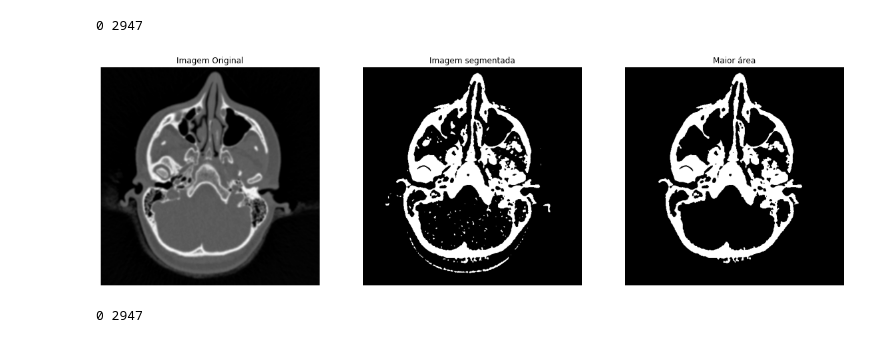
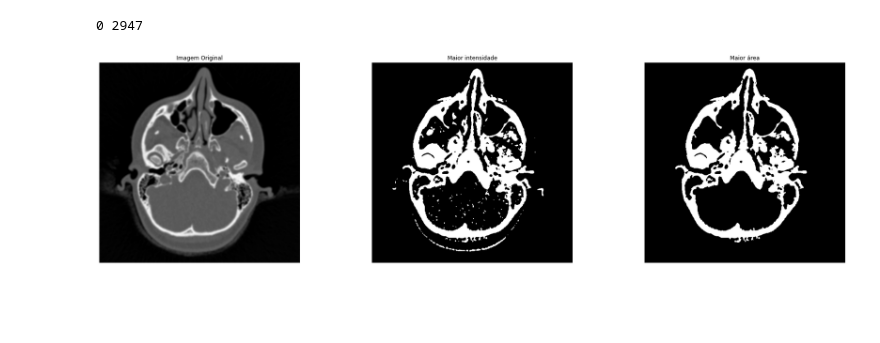
Before and after one commit to Tropa-do-TCC/image-segmentation, a Jupyter notebook: testBiggestRegion.ipynb, the cells around one changed output. Drawn from its saved outputs; the diff is of its cells as text; code cells hidden in the pictures; blank space fills up the shorter version.

```diff
--- a/testBiggestRegion.ipynb
+++ b/testBiggestRegion.ipynb
@@ -36,7 +38,7 @@ show_dicom_image(hu_image)
 [figure]
 # %%
 print(pixel_array.min(), pixel_array.max())
-labels_mask = measure.label(pixel_array)
+labels_mask = measure.label(pixel_array, background=pixel_array.min())
 
 regions = measure.regionprops(labels_mask)
 regions.sort(key=lambda x: x.area, reverse=True)
@@ -50,24 +52,20 @@ mask = labels_mask
 # %% [output]
 0 2947
 # %%
-plt.figure(figsize=(20, 8))
+plt.figure(figsize=(30, 8))
 plt.subplot(1,3,1)
 plt.imshow(original_image, cmap='gray')
 plt.axis('off')
 plt.title("Imagem Original")
 plt.subplot(1,3,2)
 plt.imshow(hu_image, cmap='gray')
 plt.axis('off')
-plt.title("Imagem segmentada")
+plt.title("Maior intensidade")
 plt.subplot(1,3,3)
-plt.imshow(mask, cmap='gray')
+plt.imshow(labels_mask, cmap='gray')
 plt.axis('off')
 plt.title("Maior área")
 
 plt.show()
 # %% [output]
-[figure, old version]
+[figure, new version]
-# %%
-print(mask.min(), mask.max())
-# %% [output]
-0 2947
```
Also changed, not shown: parts of 3 cells of this notebook, 3 other files.
